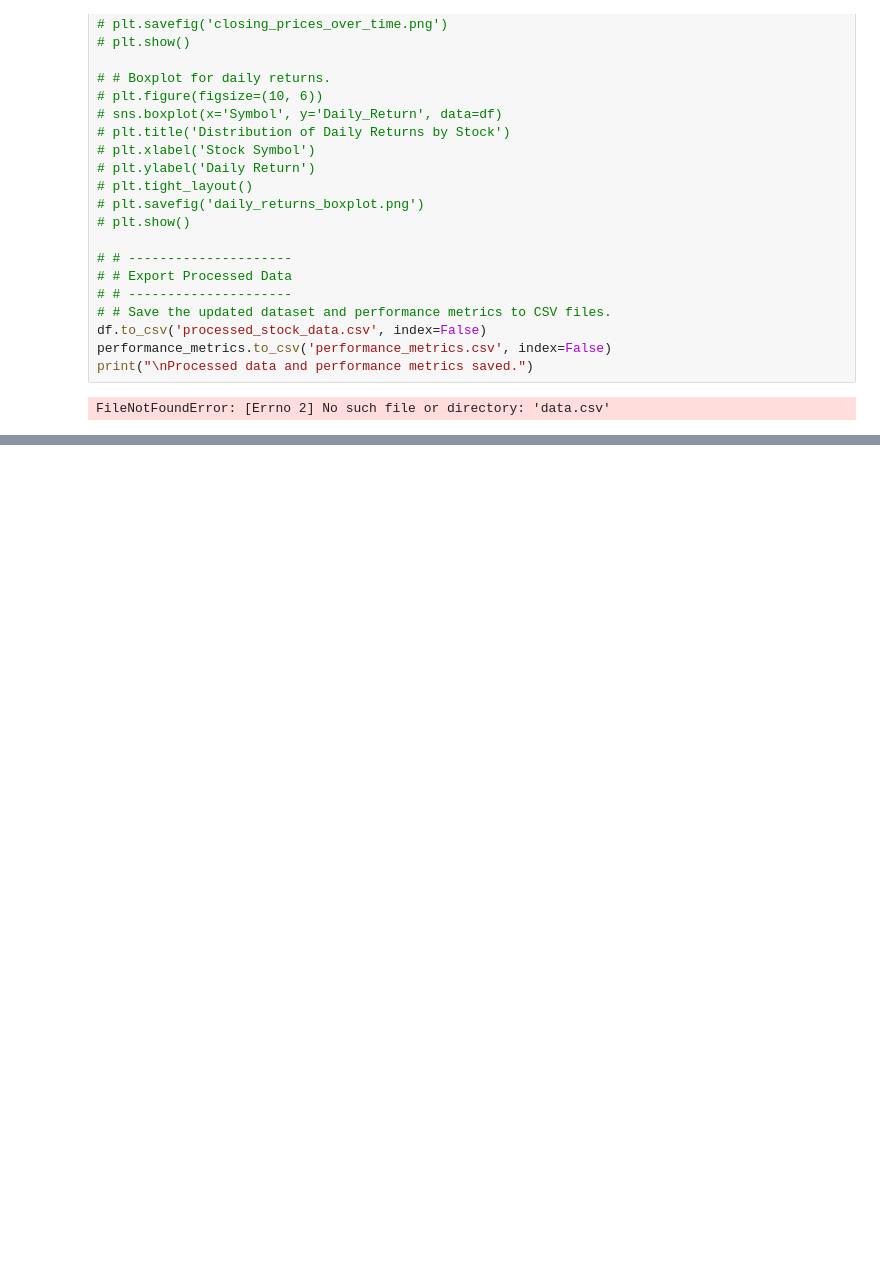
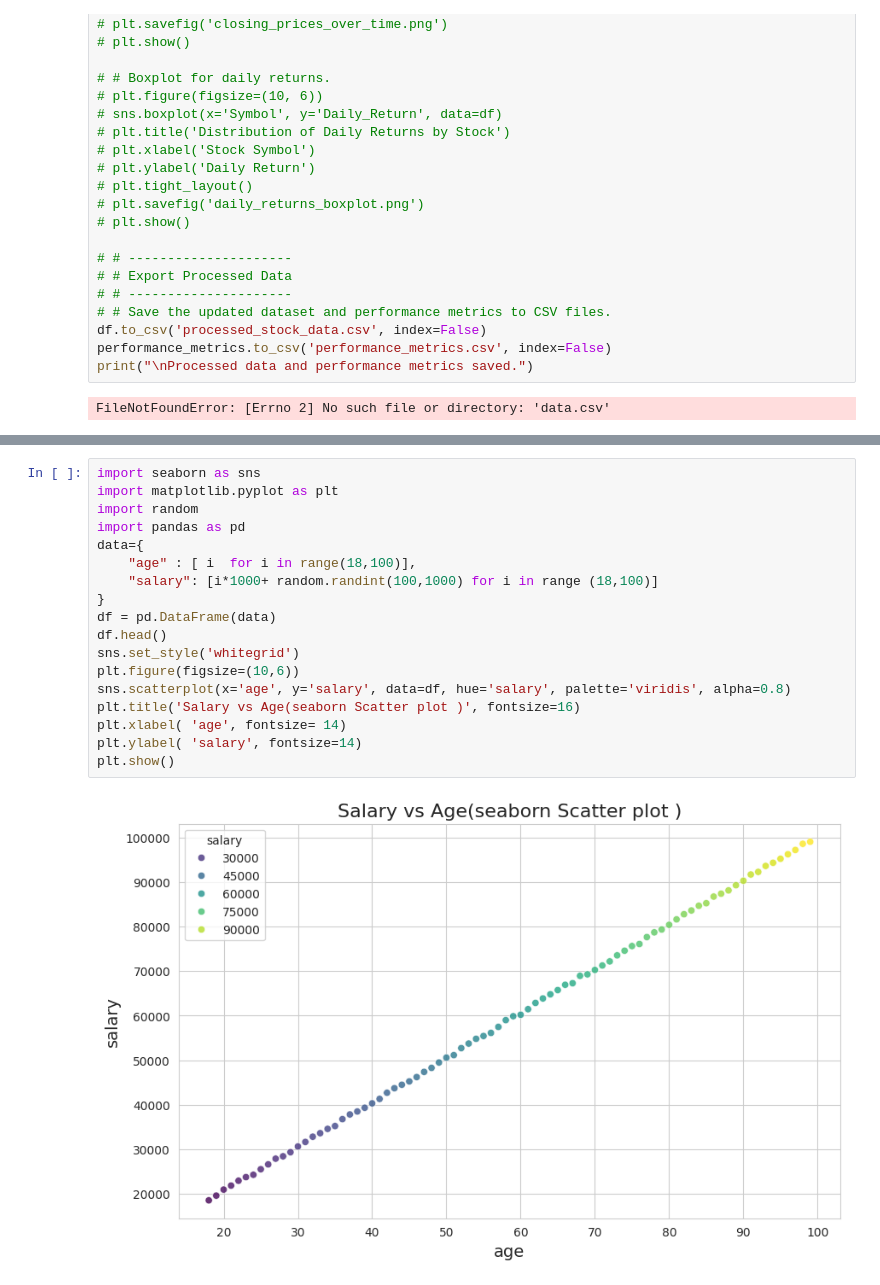
Before and after one commit to Nischit-Stha/py_classes, a Jupyter notebook: datascience.ipynb, the cells around one changed output, grey strips where cells are left out. Cells and saved outputs as stored; diff of their text form; blank space fills up the shorter version.

```diff
--- a/datascience.ipynb
+++ b/datascience.ipynb
@@ -232,0 +281,20 @@ FileNotFoundError: [Errno 2] No such file or directory: 'data.csv'
+# %%
+import seaborn as sns
+import matplotlib.pyplot as plt
+import random
+import pandas as pd
+data={
+    "age" : [ i  for i in range(18,100)],
+    "salary": [i*1000+ random.randint(100,1000) for i in range (18,100)]
+}
+df = pd.DataFrame(data)
+df.head()
+sns.set_style('whitegrid')
+plt.figure(figsize=(10,6))
+sns.scatterplot(x='age', y='salary', data=df, hue='salary', palette='viridis', alpha=0.8)
+plt.title('Salary vs Age(seaborn Scatter plot )', fontsize=16)
+plt.xlabel( 'age', fontsize= 14)
+plt.ylabel( 'salary', fontsize=14)
+plt.show()
+# %% [output]
+[figure, added]
```
Also changed, not shown: parts of 4 cells of this notebook.
